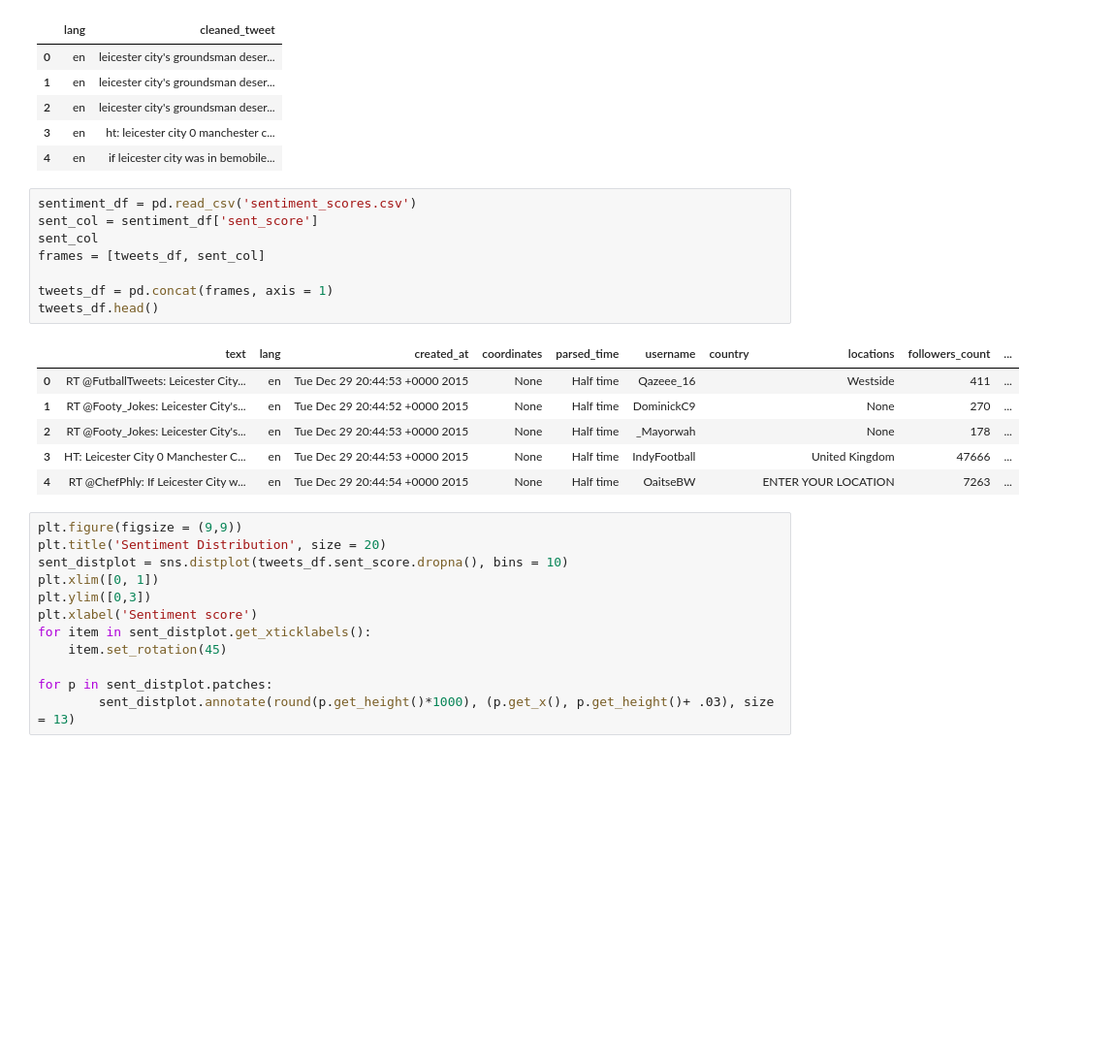
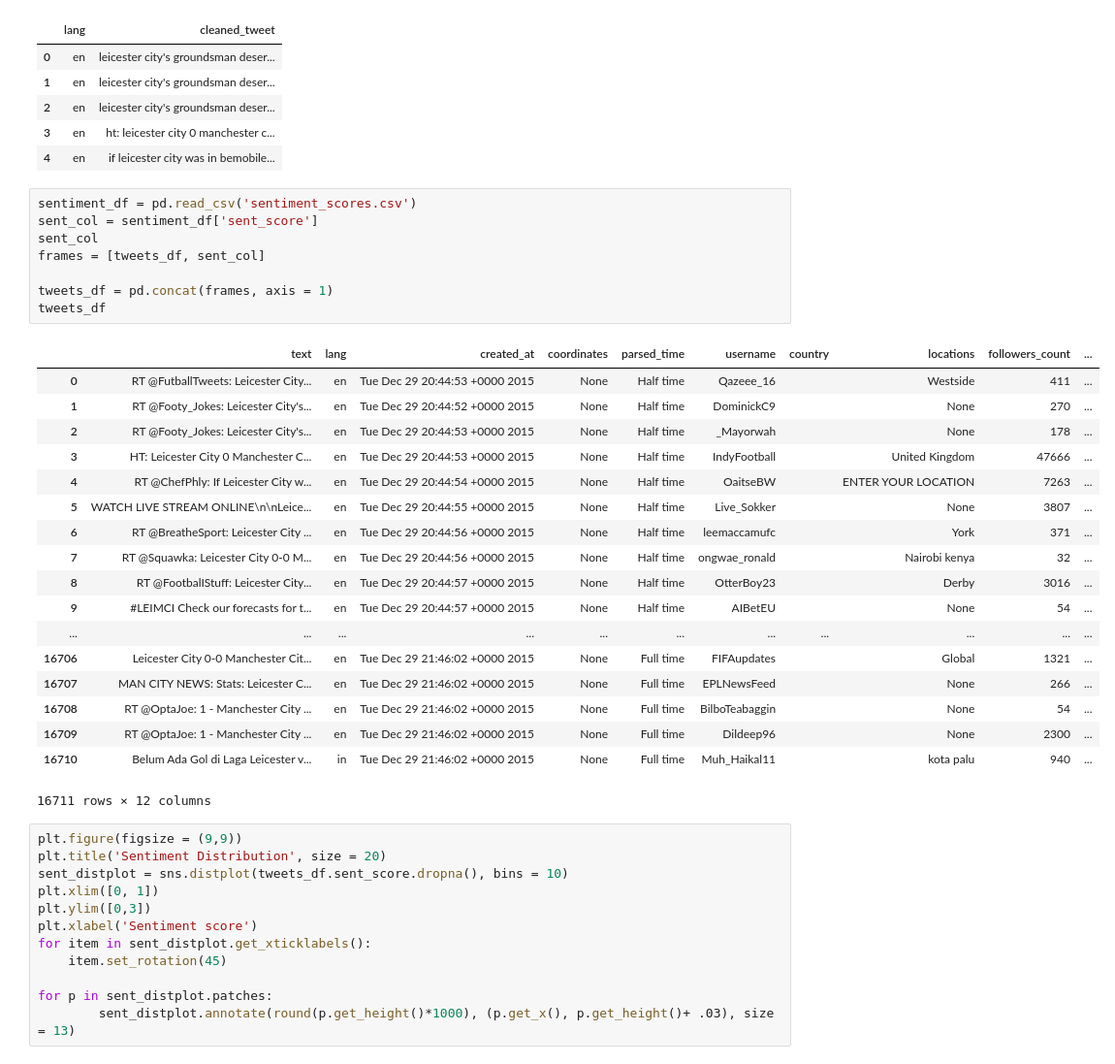
Before and after one commit to Rusbens1/Manchester-City-vs.-Leicester-City, a Jupyter notebook: Manchester City vs. Leicester City.ipynb, the cells around one changed output. Shown at 97% size. Cells and saved outputs as stored; diff of their text form; blank space fills up the shorter version.

```diff
--- a/Manchester City vs. Leicester City.ipynb
+++ b/Manchester City vs. Leicester City.ipynb
@@ -278,18 +278,30 @@ pre_sent_df.head()
 # %%
 sentiment_df = pd.read_csv('sentiment_scores.csv')
 sent_col = sentiment_df['sent_score']
 sent_col
 frames = [tweets_df, sent_col]
 
 tweets_df = pd.concat(frames, axis = 1)
-tweets_df.head()
+tweets_df
 # %% [output]
 |  | text | lang | created_at | coordinates | parsed_time | username | country | locations | followers_count | ... |
 | 0 | RT @FutballTweets: Leicester City... | en | Tue Dec 29 20:44:53 +0000 2015 | None | Half time | Qazeee_16 |  | Westside | 411 | ... |
 | 1 | RT @Footy_Jokes: Leicester City's... | en | Tue Dec 29 20:44:52 +0000 2015 | None | Half time | DominickC9 |  | None | 270 | ... |
 | 2 | RT @Footy_Jokes: Leicester City's... | en | Tue Dec 29 20:44:53 +0000 2015 | None | Half time | _Mayorwah |  | None | 178 | ... |
 | 3 | HT: Leicester City 0 Manchester C... | en | Tue Dec 29 20:44:53 +0000 2015 | None | Half time | IndyFootball |  | United Kingdom | 47666 | ... |
 | 4 | RT @ChefPhly: If Leicester City w... | en | Tue Dec 29 20:44:54 +0000 2015 | None | Half time | OaitseBW |  | ENTER YOUR LOCATION | 7263 | ... |
+| 5 | WATCH LIVE STREAM ONLINE\n\nLeice... | en | Tue Dec 29 20:44:55 +0000 2015 | None | Half time | Live_Sokker |  | None | 3807 | ... |
+| 6 | RT @BreatheSport: Leicester City ... | en | Tue Dec 29 20:44:56 +0000 2015 | None | Half time | leemaccamufc |  | York | 371 | ... |
+| 7 | RT @Squawka: Leicester City 0-0 M... | en | Tue Dec 29 20:44:56 +0000 2015 | None | Half time | ongwae_ronald |  | Nairobi kenya | 32 | ... |
+| 8 | RT @FootbalIStuff: Leicester City... | en | Tue Dec 29 20:44:57 +0000 2015 | None | Half time | OtterBoy23 |  | Derby | 3016 | ... |
+| 9 | #LEIMCI Check our forecasts for t... | en | Tue Dec 29 20:44:57 +0000 2015 | None | Half time | AIBetEU |  | None | 54 | ... |
+| ... | ... | ... | ... | ... | ... | ... | ... | ... | ... | ... |
+| 16706 | Leicester City 0-0 Manchester Cit... | en | Tue Dec 29 21:46:02 +0000 2015 | None | Full time | FIFAupdates |  | Global | 1321 | ... |
+| 16707 | MAN CITY NEWS: Stats: Leicester C... | en | Tue Dec 29 21:46:02 +0000 2015 | None | Full time | EPLNewsFeed |  | None | 266 | ... |
+| 16708 | RT @OptaJoe: 1 - Manchester City ... | en | Tue Dec 29 21:46:02 +0000 2015 | None | Full time | BilboTeabaggin |  | None | 54 | ... |
+| 16709 | RT @OptaJoe: 1 - Manchester City ... | en | Tue Dec 29 21:46:02 +0000 2015 | None | Full time | Dildeep96 |  | None | 2300 | ... |
+| 16710 | Belum Ada Gol di Laga Leicester v... | in | Tue Dec 29 21:46:02 +0000 2015 | None | Full time | Muh_Haikal11 |  | kota palu | 940 | ... |
+16711 rows × 12 columns
 # %%
 plt.figure(figsize = (9,9))
 plt.title('Sentiment Distribution', size = 20)
```
Also changed, not shown: parts of 2 cells of this notebook.
